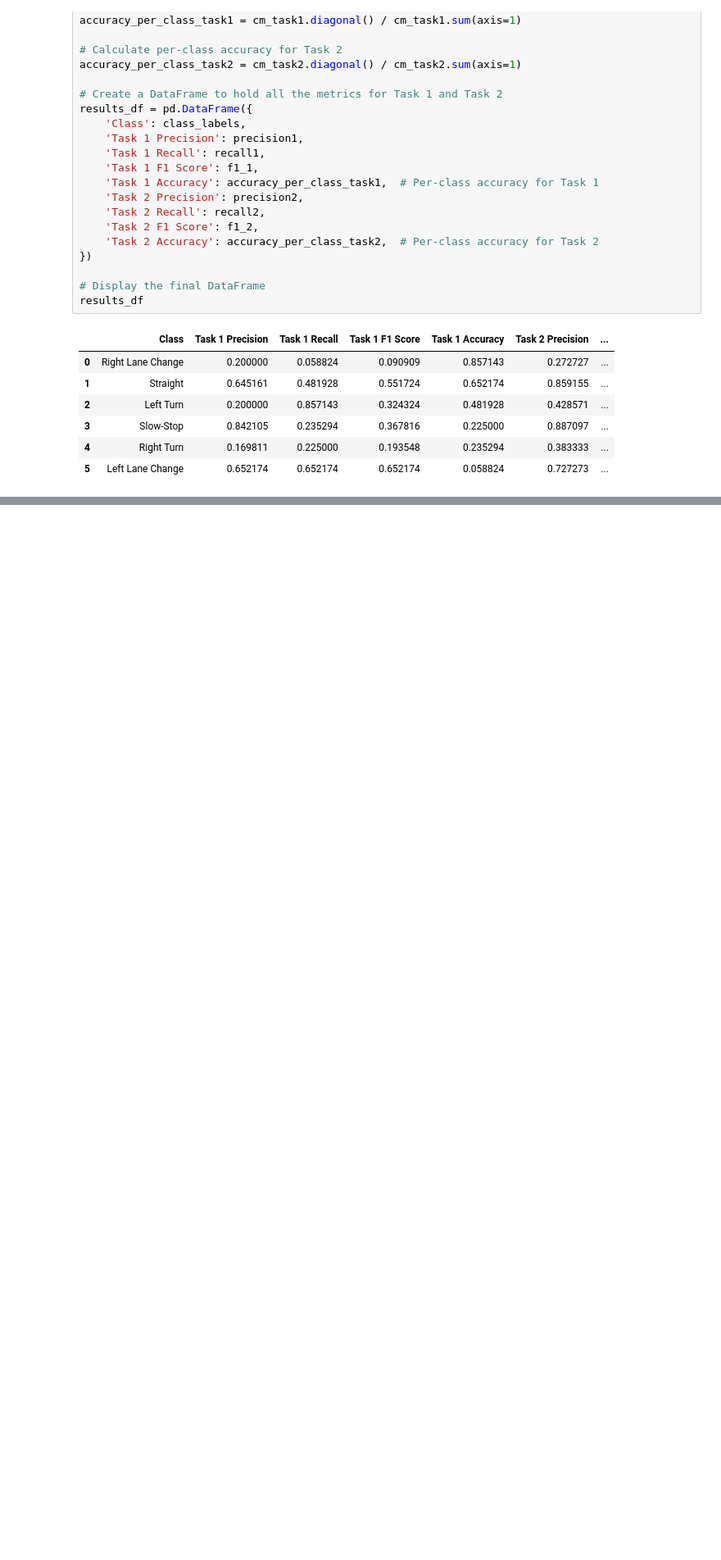
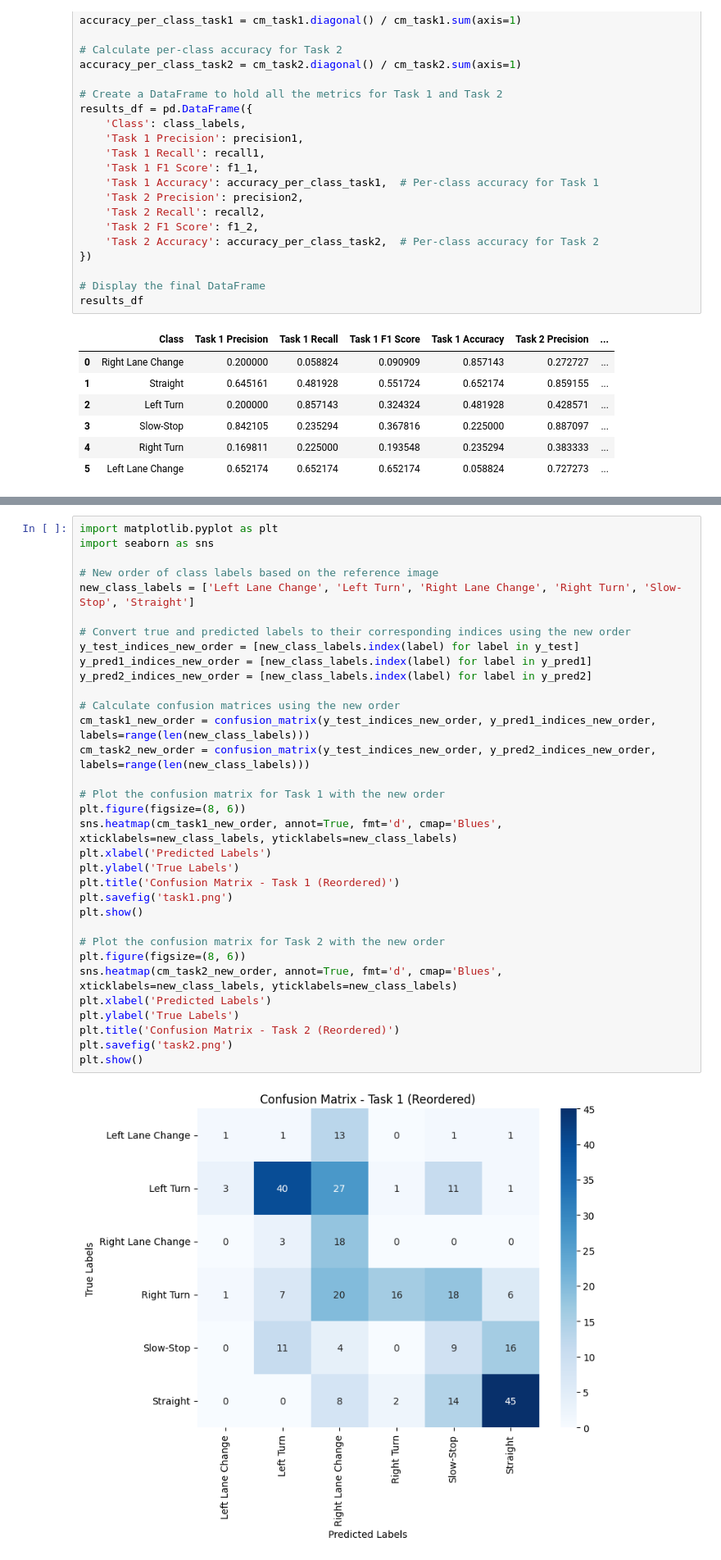
Before and after one commit to dev02chandan/ICPR-RipTide-Submission, a Jupyter notebook: Latest Submissions/Metrics Calculation.ipynb, the cells around one changed output, grey strips where cells are left out. Shown: that part at 82% size. Drawn from its saved outputs; the diff is of its cells as text; blank space fills up the shorter version.

Commit message:
Changes for confusion matrix

```diff
--- a/Latest Submissions/Metrics Calculation.ipynb
+++ b/Latest Submissions/Metrics Calculation.ipynb
@@ -359,0 +336,35 @@ plt.show()
+# %%
+import matplotlib.pyplot as plt
+import seaborn as sns
+
+# New order of class labels based on the reference image
+new_class_labels = ['Left Lane Change', 'Left Turn', 'Right Lane Change', 'Right Turn', 'Slow-Stop', 'Straight']
+
+# Convert true and predicted labels to their corresponding indices using the new order
+y_test_indices_new_order = [new_class_labels.index(label) for label in y_test]
+y_pred1_indices_new_order = [new_class_labels.index(label) for label in y_pred1]
+y_pred2_indices_new_order = [new_class_labels.index(label) for label in y_pred2]
+
+# Calculate confusion matrices using the new order
+cm_task1_new_order = confusion_matrix(y_test_indices_new_order, y_pred1_indices_new_order, labels=range(len(new_class_labels)))
+cm_task2_new_order = confusion_matrix(y_test_indices_new_order, y_pred2_indices_new_order, labels=range(len(new_class_labels)))
+
+# Plot the confusion matrix for Task 1 with the new order
+plt.figure(figsize=(8, 6))
+sns.heatmap(cm_task1_new_order, annot=True, fmt='d', cmap='Blues', xticklabels=new_class_labels, yticklabels=new_class_labels)
+plt.xlabel('Predicted Labels')
+plt.ylabel('True Labels')
+plt.title('Confusion Matrix - Task 1 (Reordered)')
+plt.savefig('task1.png')
+plt.show()
+
+# Plot the confusion matrix for Task 2 with the new order
+plt.figure(figsize=(8, 6))
+sns.heatmap(cm_task2_new_order, annot=True, fmt='d', cmap='Blues', xticklabels=new_class_labels, yticklabels=new_class_labels)
+plt.xlabel('Predicted Labels')
+plt.ylabel('True Labels')
+plt.title('Confusion Matrix - Task 2 (Reordered)')
+plt.savefig('task2.png')
+plt.show()
+# %% [output]
+[figure, added]
```
Also changed, not shown: parts of 3 cells of this notebook, 2 other files.
